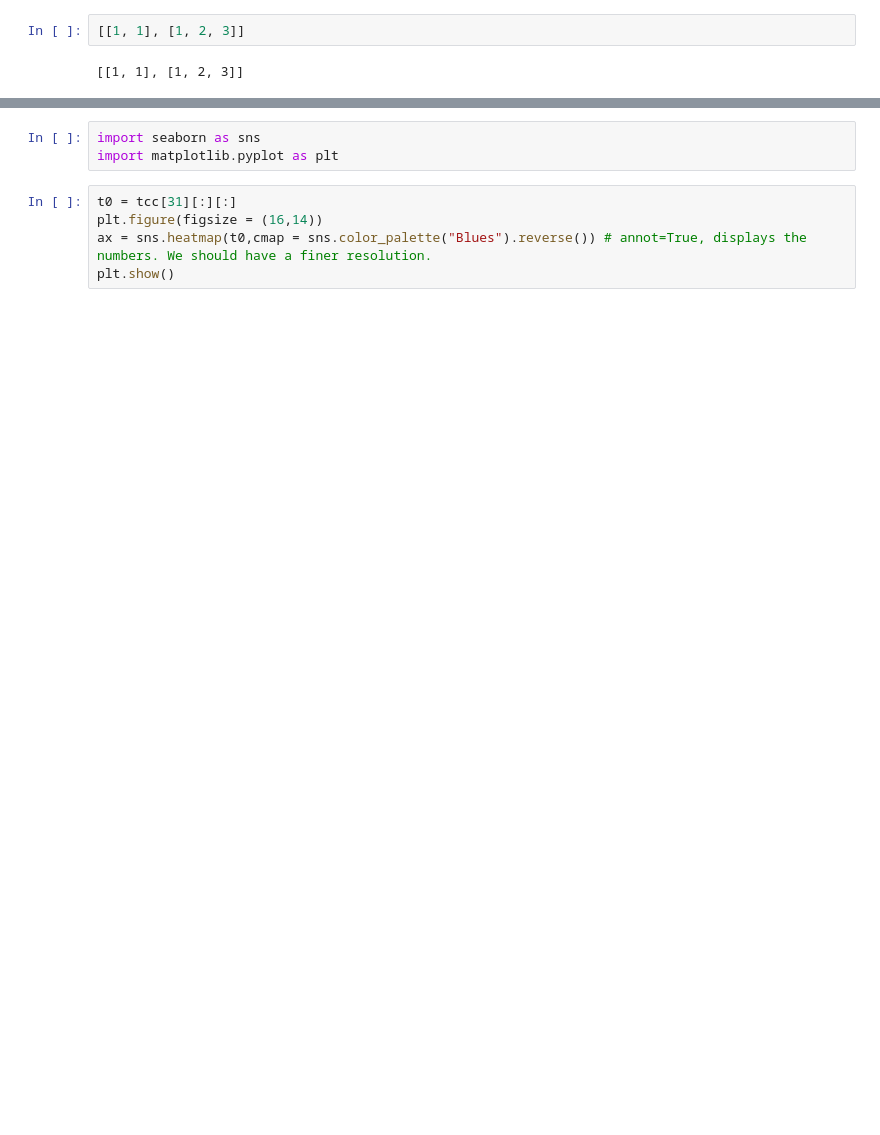
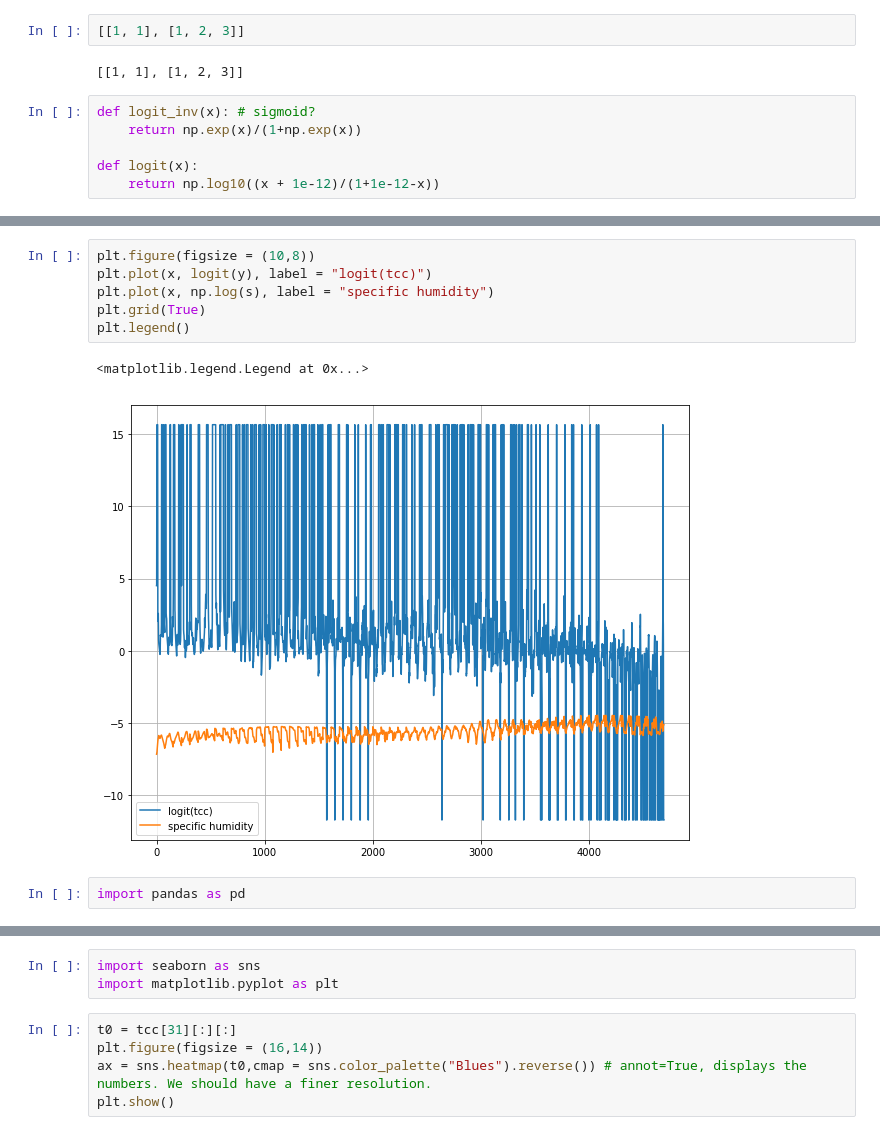
Before and after one commit to hannasv/Project3, a Jupyter notebook: Exploring_data.ipynb, the cells around one changed output, grey strips where cells are left out. Saved outputs shown, nothing was run; the diff lists cells and outputs as text; blank space fills up the shorter version.

```diff
--- a/Exploring_data.ipynb
+++ b/Exploring_data.ipynb
@@ -77,3 +69,9 @@ print(lat.shape, long.shape, lat, long)
 [[1, 1], [1, 2, 3]]
 # %% [output]
 [[1, 1], [1, 2, 3]]
+# %%
+def logit_inv(x): # sigmoid?
+    return np.exp(x)/(1+np.exp(x))
+
+def logit(x):
+    return np.log10((x + 1e-12)/(1+1e-12-x))
@@ -79,0 +105,11 @@ print(lat.shape, long.shape, lat, long)
+# %%
+plt.figure(figsize = (10,8))
+plt.plot(x, logit(y), label = "logit(tcc)")
+plt.plot(x, np.log(s), label = "specific humidity")
+plt.grid(True)
+plt.legend()
+# %% [output]
+<matplotlib.legend.Legend at 0x...>
+[figure, added]
+# %%
+import pandas as pd
```
Also changed, not shown: parts of 16 cells of this notebook.
